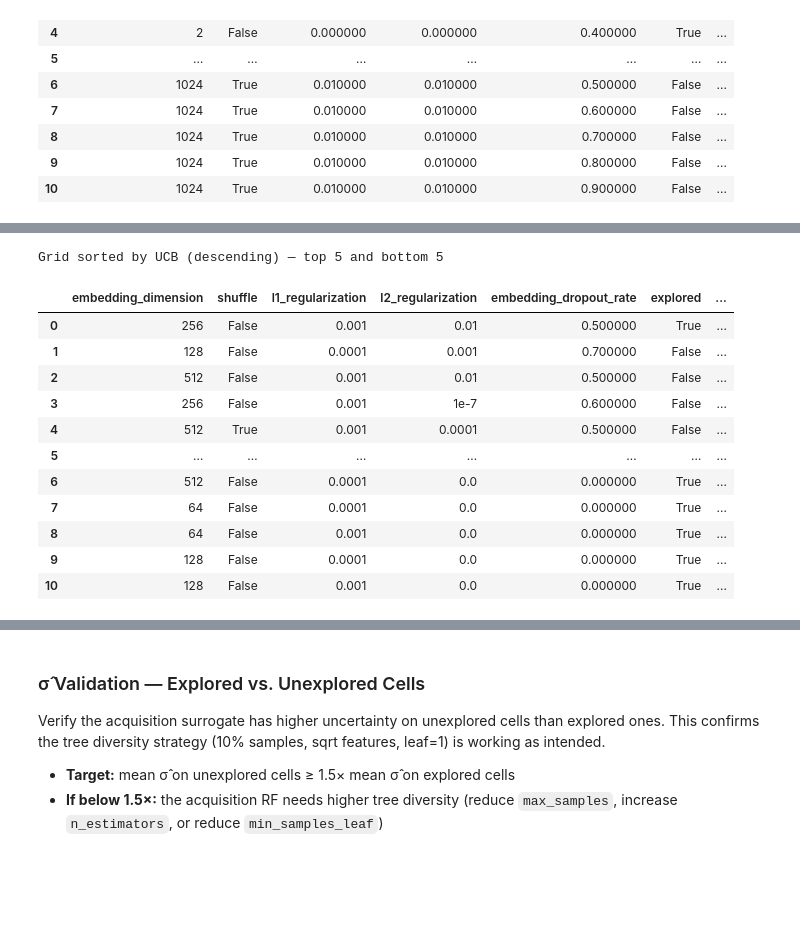
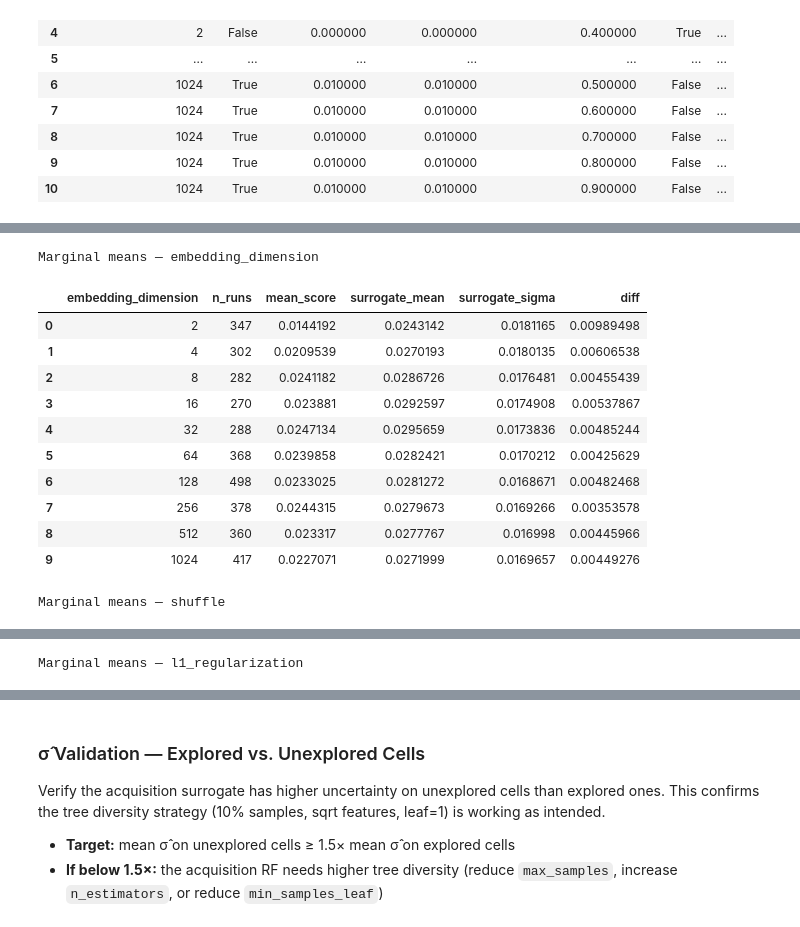
Before and after one commit to chaald/peppermint-matrix, a Jupyter notebook: notebooks/parameter_analysis/surrogate_model.ipynb, the cells around one changed output, grey strips where cells are left out. Saved outputs shown, nothing was run; the diff lists cells and outputs as text; code cells hidden in the pictures; blank space fills up the shorter version.

```diff
--- a/notebooks/parameter_analysis/surrogate_model.ipynb
+++ b/notebooks/parameter_analysis/surrogate_model.ipynb
@@ -48,7 +48,7 @@ parsed_target = parse_score_metric(target_spec)
 target_metric = "target"
 
 # UCB exploration weight — shared with the downstream UCB search feature
-beta = 4.0
+beta = 1.0
 
 # Hyperparameter columns to use as surrogate features.
 # parameter_space (the list of discrete values per column) is derived automatically
@@ -214,7 +214,9 @@ for col in feature_names:
     )
     display(style_run_density(
         summary.to_pandas(),
-        caption=f"Run density — {col}"
+        caption=f"Run density — {col}",
+        ascending_columns=["std_score"],
+        descending_columns=["n_runs", "mean_score", "min_score", "max_score"],
     ))
 # %% [output]
 Run density — embedding_dimension
@@ -409,36 +424,47 @@ Summary statistics — μ̂, σ̂, and UCB across the full parameter grid
 # %%
-# Show full grid with observed metric and surrogate predictions (top 5 + "..." + bottom 5 by UCB)
-display_cols = feature_names + ["explored", f"observed_{target_metric}", "mu_hat", "sigma_hat", "ucb"]
-sorted_grid = (
-    full_grid
-    .with_columns(
-        pl.col("l1_regularization").cast(pl.Utf8),
-        pl.col("l2_regularization").cast(pl.Utf8),
+from src.utils.styled_tables import style_run_density
+from IPython.display import display
+
+for column_name in feature_names:
+    raw = (
+        full_dataframe
+        .group_by(column_name)
+        .agg(
+            pl.len().alias("n_runs"),
+            pl.col(target_metric).mean().alias("mean_score"),
+        )
     )
-    .sort("ucb", descending=True)
-    .select(display_cols)
-    .to_pandas()
-)
 
-ellipsis = pd.DataFrame([{c: "…" for c in display_cols}])
-preview = pd.concat([sorted_grid.head(5), ellipsis, sorted_grid.tail(5)], ignore_index=True)
+    surrogate = (
+        full_grid
+        .group_by(column_name)
+        .agg(
+            pl.col("mu_hat").mean().alias("surrogate_mean"),
+            pl.col("sigma_hat").mean().alias("surrogate_sigma"),
+        )
+    )
 
-data_preview_styled(
-    preview,
-    caption="Grid sorted by UCB (descending) — top 5 and bottom 5",
-    max_rows=11,
-)
+    summary = raw.join(surrogate, on=column_name).with_columns(
+        (pl.col("surrogate_mean") - pl.col("mean_score")).alias("diff"),
+    ).sort(column_name)
+
+    display(style_run_density(
+        summary.to_pandas(),
+        caption=f"Marginal means — {column_name}",
+        ascending_columns=["diff"],
+        descending_columns=["n_runs", "mean_score", "surrogate_mean", "surrogate_sigma"],
+    ))
 # %% [output]
-Grid sorted by UCB (descending) — top 5 and bottom 5
+Marginal means — embedding_dimension
-|  | embedding_dimension | shuffle | l1_regularization | l2_regularization | embedding_dropout_rate | explored | ... |
-| 0 | 256 | False | 0.001 | 0.01 | 0.500000 | True | ... |
-| 1 | 128 | False | 0.0001 | 0.001 | 0.700000 | False | ... |
-| 2 | 512 | False | 0.001 | 0.01 | 0.500000 | False | ... |
-| 3 | 256 | False | 0.001 | 1e-7 | 0.600000 | False | ... |
-| 4 | 512 | True | 0.001 | 0.0001 | 0.500000 | False | ... |
-| 5 | … | … | … | … | … | … | ... |
-| 6 | 512 | False | 0.0001 | 0.0 | 0.000000 | True | ... |
-| 7 | 64 | False | 0.0001 | 0.0 | 0.000000 | True | ... |
-| 8 | 64 | False | 0.001 | 0.0 | 0.000000 | True | ... |
-| 9 | 128 | False | 0.0001 | 0.0 | 0.000000 | True | ... |
-| 10 | 128 | False | 0.001 | 0.0 | 0.000000 | True | ... |
+|  | embedding_dimension | n_runs | mean_score | surrogate_mean | surrogate_sigma | diff |
+| 0 | 2 | 347 | 0.0144192 | 0.0243142 | 0.0181165 | 0.00989498 |
+| 1 | 4 | 302 | 0.0209539 | 0.0270193 | 0.0180135 | 0.00606538 |
+| 2 | 8 | 282 | 0.0241182 | 0.0286726 | 0.0176481 | 0.00455439 |
+| 3 | 16 | 270 | 0.023881 | 0.0292597 | 0.0174908 | 0.00537867 |
+| 4 | 32 | 288 | 0.0247134 | 0.0295659 | 0.0173836 | 0.00485244 |
+| 5 | 64 | 368 | 0.0239858 | 0.0282421 | 0.0170212 | 0.00425629 |
+| 6 | 128 | 498 | 0.0233025 | 0.0281272 | 0.0168671 | 0.00482468 |
+| 7 | 256 | 378 | 0.0244315 | 0.0279673 | 0.0169266 | 0.00353578 |
+| 8 | 512 | 360 | 0.023317 | 0.0277767 | 0.016998 | 0.00445966 |
+| 9 | 1024 | 417 | 0.0227071 | 0.0271999 | 0.0169657 | 0.00449276 |
+Marginal means — shuffle
@@ -444,0 +474 @@ Grid sorted by UCB (descending) — top 5 and bottom 5
+Marginal means — l1_regularization
```
Also changed, not shown: parts of 10 cells of this notebook, 2 other files.
